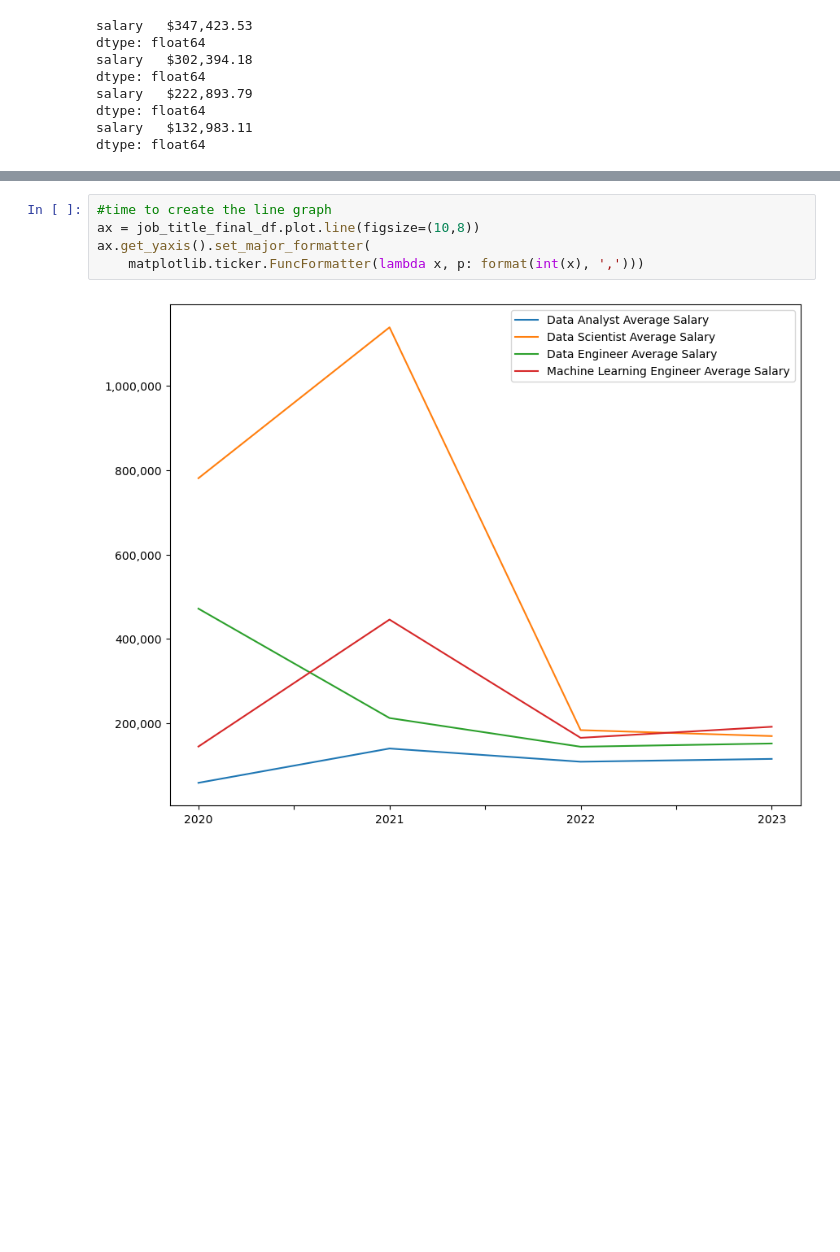
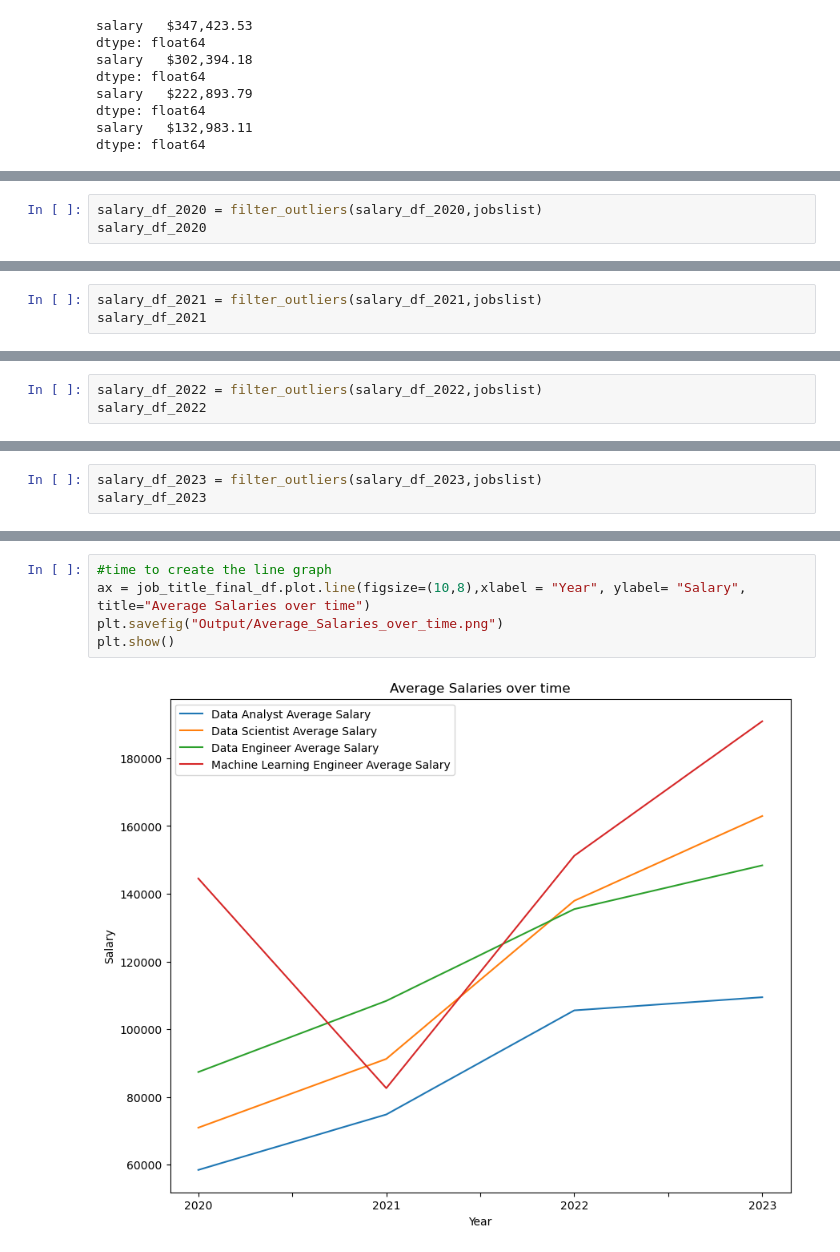
Before and after one commit to christian-a-smith/project-1, a Jupyter notebook: Trends-over-3-years.ipynb, the cells around one changed output, grey strips where cells are left out. Saved outputs shown, nothing was run; the diff lists cells and outputs as text; blank space fills up the shorter version.

```diff
--- a/Trends-over-3-years.ipynb
+++ b/Trends-over-3-years.ipynb
@@ -116,0 +137,3 @@ dtype: float64
+# %%
+salary_df_2020 = filter_outliers(salary_df_2020,jobslist)
+salary_df_2020
@@ -116,0 +158,3 @@ dtype: float64
+# %%
+salary_df_2021 = filter_outliers(salary_df_2021,jobslist)
+salary_df_2021
@@ -116,0 +175,3 @@ dtype: float64
+# %%
+salary_df_2022 = filter_outliers(salary_df_2022,jobslist)
+salary_df_2022
@@ -116,0 +192,3 @@ dtype: float64
+# %%
+salary_df_2023 = filter_outliers(salary_df_2023,jobslist)
+salary_df_2023
@@ -308,7 +403,7 @@ job_title_final_df
 # %%
 #time to create the line graph
-ax = job_title_final_df.plot.line(figsize=(10,8))
-ax.get_yaxis().set_major_formatter(
-    matplotlib.ticker.FuncFormatter(lambda x, p: format(int(x), ',')))
+ax = job_title_final_df.plot.line(figsize=(10,8),xlabel = "Year", ylabel= "Salary", title="Average Salaries over time")
+plt.savefig("Output/Average_Salaries_over_time.png")
+plt.show()
 # %% [output]
-[figure, old version]
+[figure, new version]
```
Also changed, not shown: parts of 21 cells of this notebook, 5 other files.
